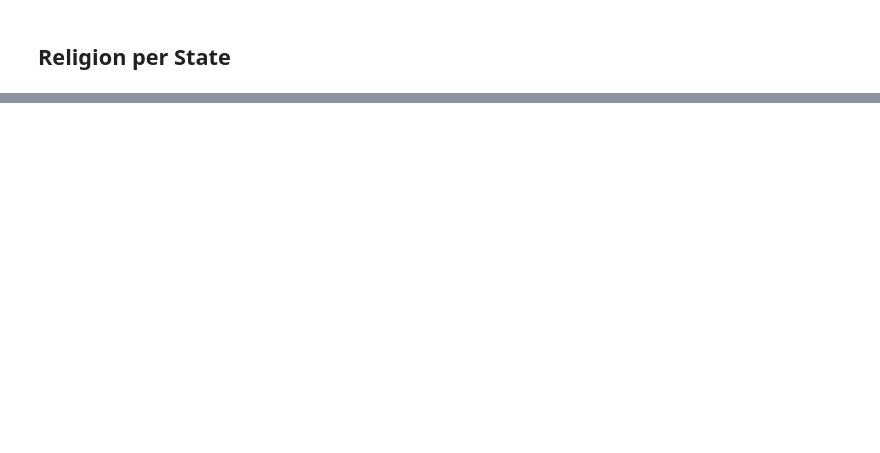
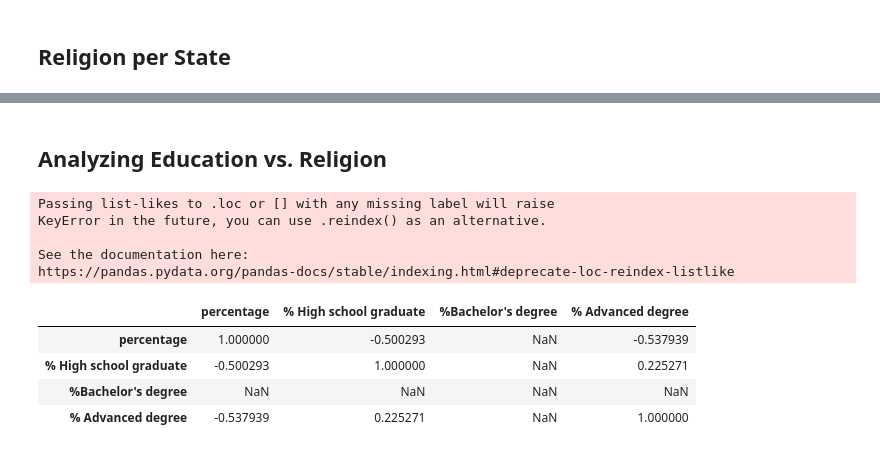
Before and after one commit to JeroenSchmidt/UvA-DSF-group, a Jupyter notebook: week3-4/exploration_notebooks/rafael/Demographic, Economic and Behavioral Data Analysis & Exploration.ipynb, the cells around one changed output, grey strips where cells are left out. Saved outputs shown, nothing was run; the diff lists cells and outputs as text; code cells hidden in the pictures; blank space fills up the shorter version.

```diff
--- a/week3-4/exploration_notebooks/rafael/Demographic, Economic and Behavioral Data Analysis & Exploration.ipynb
+++ b/week3-4/exploration_notebooks/rafael/Demographic, Economic and Behavioral Data Analysis & Exploration.ipynb
@@ -76,0 +135,2 @@ iplot( fig, filename='d3-cloropleth-map' )
+# %% [markdown]
+## Analyzing Education vs. Religion
@@ -76,0 +139,13 @@ iplot( fig, filename='d3-cloropleth-map' )
+# %%
+df_merged.loc[:,['percentage', '% High school graduate', "%Bachelor's degree", "% Advanced degree"]].corr()
+# %% [output]
+Passing list-likes to .loc or [] with any missing label will raise
+KeyError in the future, you can use .reindex() as an alternative.
+
+See the documentation here:
+https://pandas.pydata.org/pandas-docs/stable/indexing.html#deprecate-loc-reindex-listlike
+|  | percentage | % High school graduate | %Bachelor's degree | % Advanced degree |
+| percentage | 1.000000 | -0.500293 | NaN | -0.537939 |
+| % High school graduate | -0.500293 | 1.000000 | NaN | 0.225271 |
+| %Bachelor's degree | NaN | NaN | NaN | NaN |
+| % Advanced degree | -0.537939 | 0.225271 | NaN | 1.000000 |
```
Also changed, not shown: parts of 20 cells of this notebook, 1 other file.
